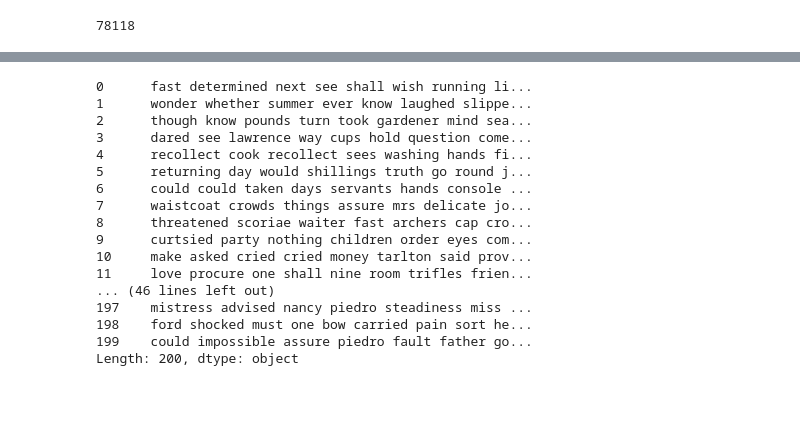
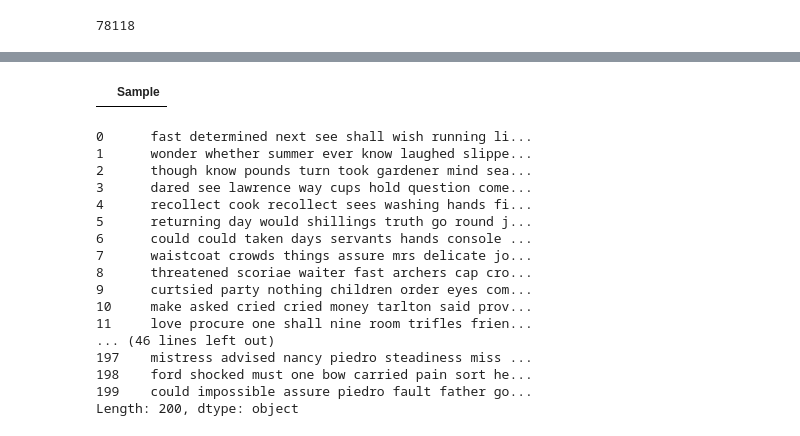
Before and after one commit to rashinagpal/NLP-Guttenberg-Classification, a Jupyter notebook: Classification.ipynb, the cells around one changed output, grey strips where cells are left out. Cells and saved outputs as stored; diff of their text form; code cells hidden in the pictures; blank space fills up the shorter version.

```diff
--- a/Classification.ipynb
+++ b/Classification.ipynb
@@ -97,3 +97,4 @@ for i in range(200):
 # %%
 import pandas as pd
 df = pd.DataFrame(b)
+f= pd.DataFrame([], columns=["Sample"])
@@ -121,3 +101,7 @@ df
+# %%
+f
+# %% [output]
+|  | Sample |
 # %%
 f=df.apply(" ".join, axis=1)
 # %%
```
Also changed, not shown: parts of 7 cells of this notebook.
